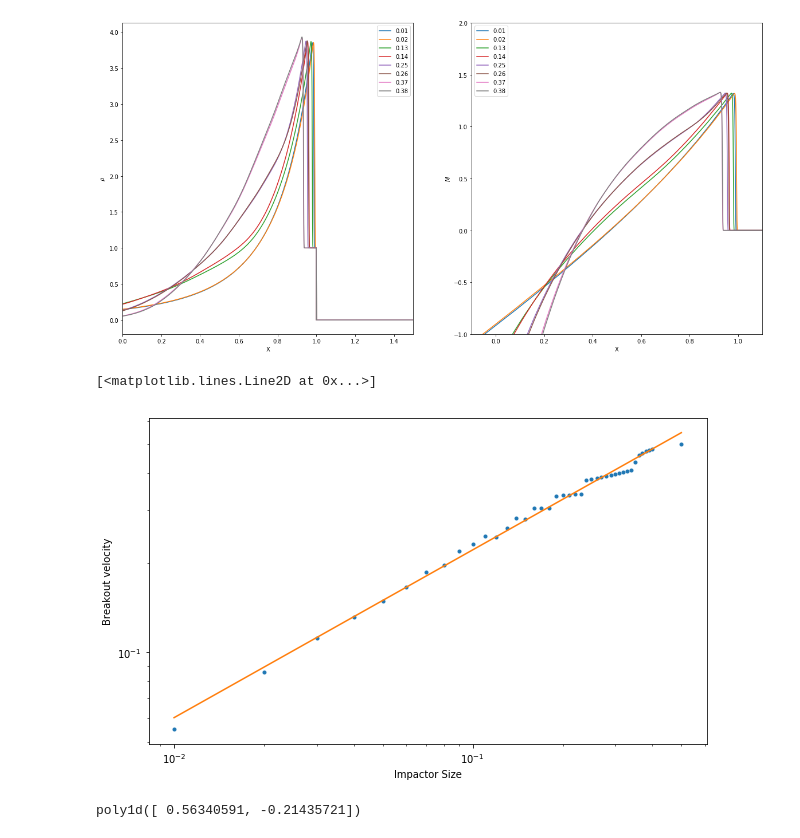
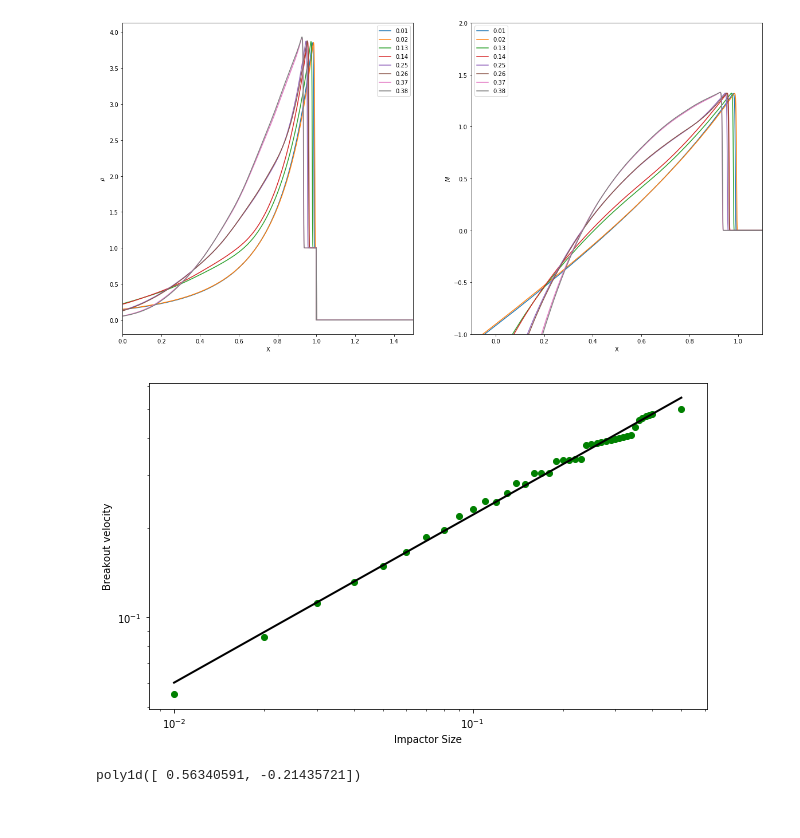
Before and after one commit to fhorrobin/cratering-1D, a Jupyter notebook: visualizations/visualize_vars_general_1d.ipynb, the cells around one changed output. Drawn from its saved outputs; the diff is of its cells as text; code cells hidden in the pictures.

Commit message:
Updated visualization code

```diff
--- a/visualizations/visualize_vars_general_1d.ipynb
+++ b/visualizations/visualize_vars_general_1d.ipynb
@@ -175,20 +175,21 @@ for folder in folders:
     breakout_v.append(np.max([sample_velocity(f, 0.99) for f in glob.glob(UPPER + "/" + folder + "/snapshot_*.h5")]))
 # %%
 fig, ax = plt.subplots(figsize=(10,6))
-ax.loglog(impactors, breakout_v, '.')
+ax.loglog(impactors, breakout_v, 'go')
 ax.set(xlabel = "Impactor Size",
        ylabel = "Breakout velocity")
 pass
 
 # Fit the function
 coeffs = np.polyfit(np.log(impactors),np.log(breakout_v),deg=1)
 poly = np.poly1d(coeffs)
 yfit = lambda x: np.exp(poly(np.log(x)))
 
-ax.loglog(impactors, yfit(impactors))
+ax.loglog(impactors, yfit(impactors), 'k', linewidth=2)
+
+fig.savefig('figures/breakout.pdf')
 # %% [output]
-[<matplotlib.lines.Line2D at 0x...>]
-[figure, old version]
+[figure, new version]
 # %%
 poly
 # %% [output]
```
Also changed, not shown: parts of 1 cell of this notebook.
